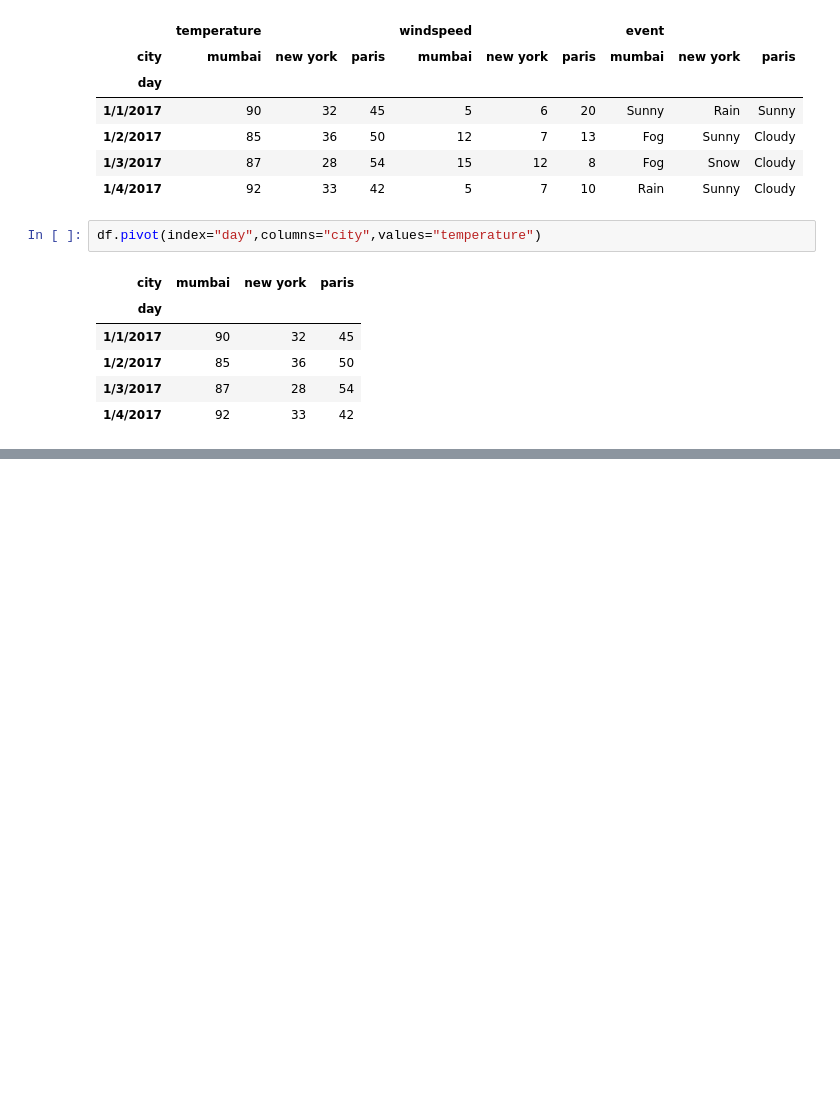
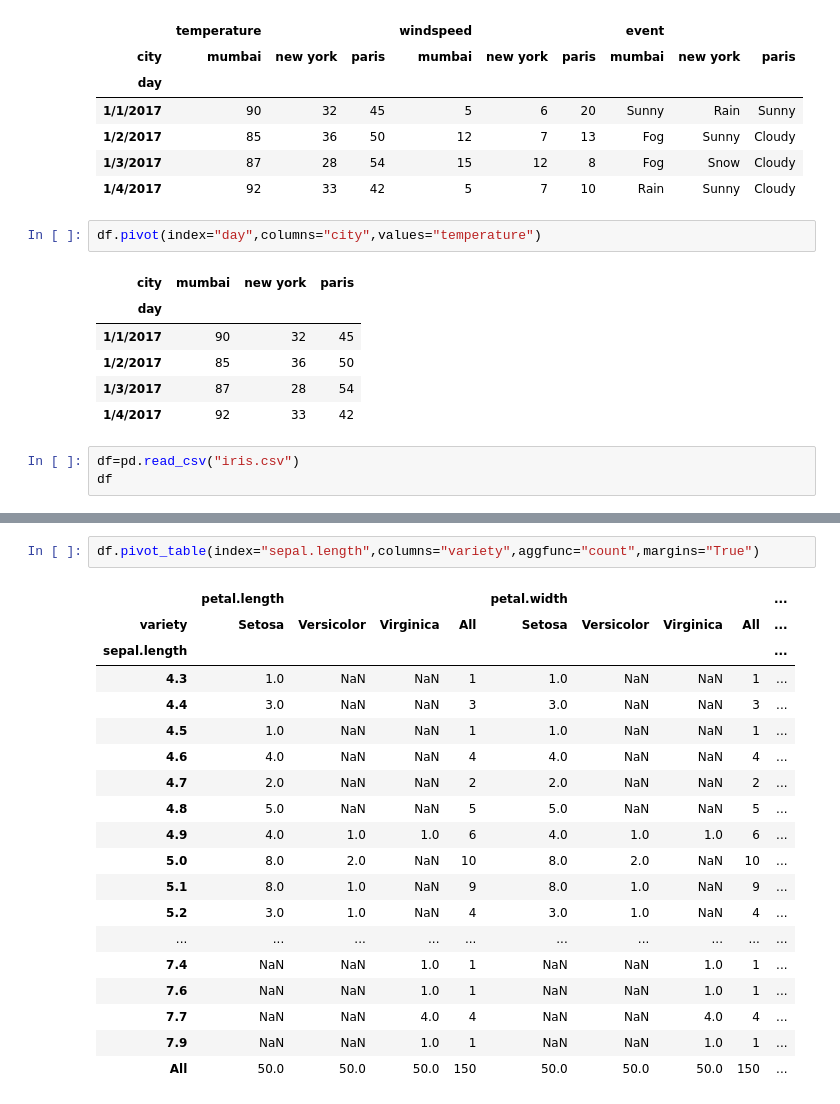
Before and after one commit to varunrhebbar/Python-programs, a Jupyter notebook: pandas-3.ipynb, the cells around one changed output, grey strips where cells are left out. Cells and saved outputs as stored; diff of their text form; blank space fills up the shorter version.

```diff
--- a/pandas-3.ipynb
+++ b/pandas-3.ipynb
@@ -37,3 +37,6 @@ df.pivot(index="day",columns="city",values="temperature")
 | 1/2/2017 | 85 | 36 | 50 |
 | 1/3/2017 | 87 | 28 | 54 |
 | 1/4/2017 | 92 | 33 | 42 |
+# %%
+df=pd.read_csv("iris.csv")
+df
@@ -39,0 +77,22 @@ df.pivot(index="day",columns="city",values="temperature")
+# %%
+df.pivot_table(index="sepal.length",columns="variety",aggfunc="count",margins="True")
+# %% [output]
+|  | petal.length |  |  |  | petal.width |  |  |  | ... |
+| variety | Setosa | Versicolor | Virginica | All | Setosa | Versicolor | Virginica | All | ... |
+| sepal.length |  |  |  |  |  |  |  |  | ... |
+| 4.3 | 1.0 | NaN | NaN | 1 | 1.0 | NaN | NaN | 1 | ... |
+| 4.4 | 3.0 | NaN | NaN | 3 | 3.0 | NaN | NaN | 3 | ... |
+| 4.5 | 1.0 | NaN | NaN | 1 | 1.0 | NaN | NaN | 1 | ... |
+| 4.6 | 4.0 | NaN | NaN | 4 | 4.0 | NaN | NaN | 4 | ... |
+| 4.7 | 2.0 | NaN | NaN | 2 | 2.0 | NaN | NaN | 2 | ... |
+| 4.8 | 5.0 | NaN | NaN | 5 | 5.0 | NaN | NaN | 5 | ... |
+| 4.9 | 4.0 | 1.0 | 1.0 | 6 | 4.0 | 1.0 | 1.0 | 6 | ... |
+| 5.0 | 8.0 | 2.0 | NaN | 10 | 8.0 | 2.0 | NaN | 10 | ... |
+| 5.1 | 8.0 | 1.0 | NaN | 9 | 8.0 | 1.0 | NaN | 9 | ... |
+| 5.2 | 3.0 | 1.0 | NaN | 4 | 3.0 | 1.0 | NaN | 4 | ... |
+| ... | ... | ... | ... | ... | ... | ... | ... | ... | ... |
+| 7.4 | NaN | NaN | 1.0 | 1 | NaN | NaN | 1.0 | 1 | ... |
+| 7.6 | NaN | NaN | 1.0 | 1 | NaN | NaN | 1.0 | 1 | ... |
+| 7.7 | NaN | NaN | 4.0 | 4 | NaN | NaN | 4.0 | 4 | ... |
+| 7.9 | NaN | NaN | 1.0 | 1 | NaN | NaN | 1.0 | 1 | ... |
+| All | 50.0 | 50.0 | 50.0 | 150 | 50.0 | 50.0 | 50.0 | 150 | ... |
```
Also changed, not shown: parts of 3 cells of this notebook, 2 other files.
